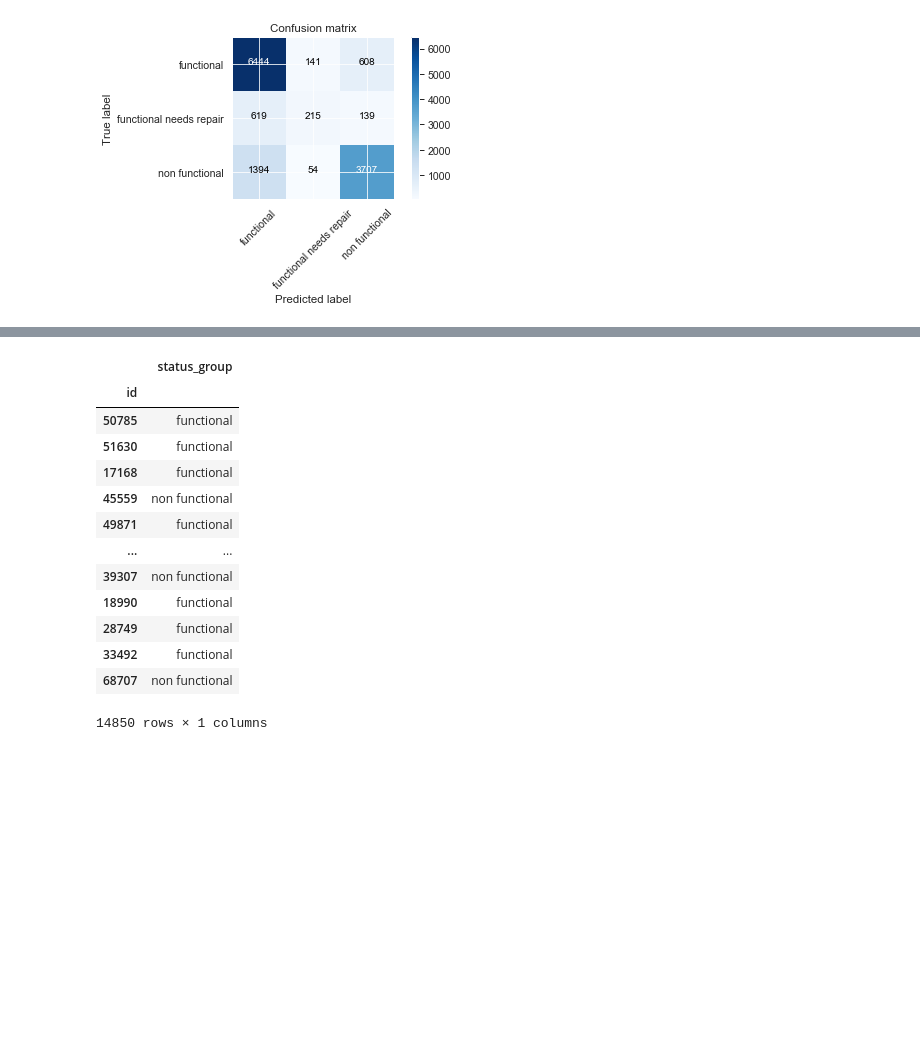
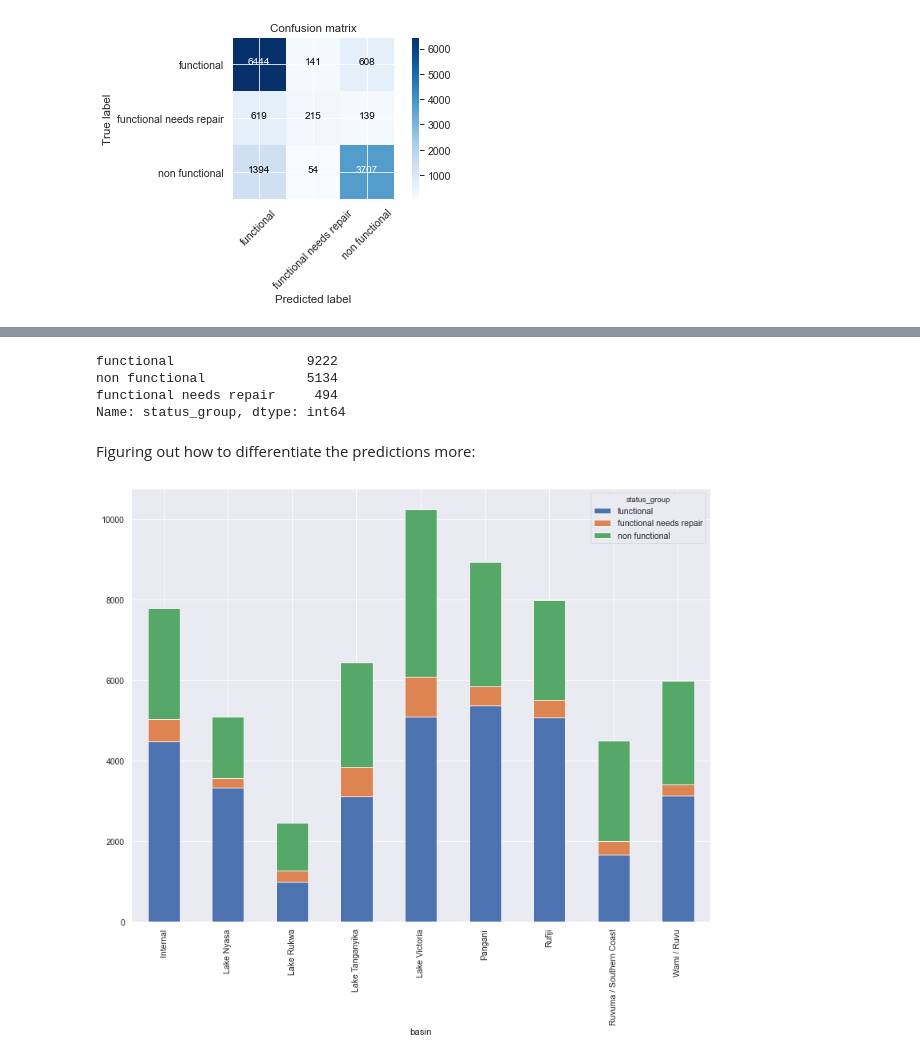
Before and after one commit to Ahila700/Classification_Project, a Jupyter notebook: exploring_the_dataVER2.ipynb, the cells around one changed output, grey strips where cells are left out. Cells and saved outputs as stored; diff of their text form; code cells hidden in the pictures; blank space fills up the shorter version.

```diff
--- a/exploring_the_dataVER2.ipynb
+++ b/exploring_the_dataVER2.ipynb
@@ -406,20 +433,10 @@ test_labels = pd.concat([id_df, testing_results], axis = 1)
 # %%
 test_labels = test_labels.set_index('id')
 # %%
-test_labels
+test_labels['status_group'].value_counts()
 # %% [output]
-|  | status_group |
-| id |  |
-| 50785 | functional |
-| 51630 | functional |
-| 17168 | functional |
-| 45559 | non functional |
-| 49871 | functional |
-| ... | ... |
-| 39307 | non functional |
-| 18990 | functional |
-| 28749 | functional |
-| 33492 | functional |
-| 68707 | non functional |
-14850 rows × 1 columns
+functional                 9222
+non functional             5134
+functional needs repair     494
+Name: status_group, dtype: int64
 # %%
@@ -426,0 +444,7 @@ test_labels.to_csv('testing_results.csv')
+# %% [markdown]
+Figuring out how to differentiate the predictions more:
+# %%
+df.groupby('basin')['status_group'].value_counts().unstack().plot(kind='bar', stacked=True, figsize=(13,10))
+plt.show()
+# %% [output]
+[figure, added]
```
Also changed, not shown: parts of 139 cells of this notebook, 2 other files.
